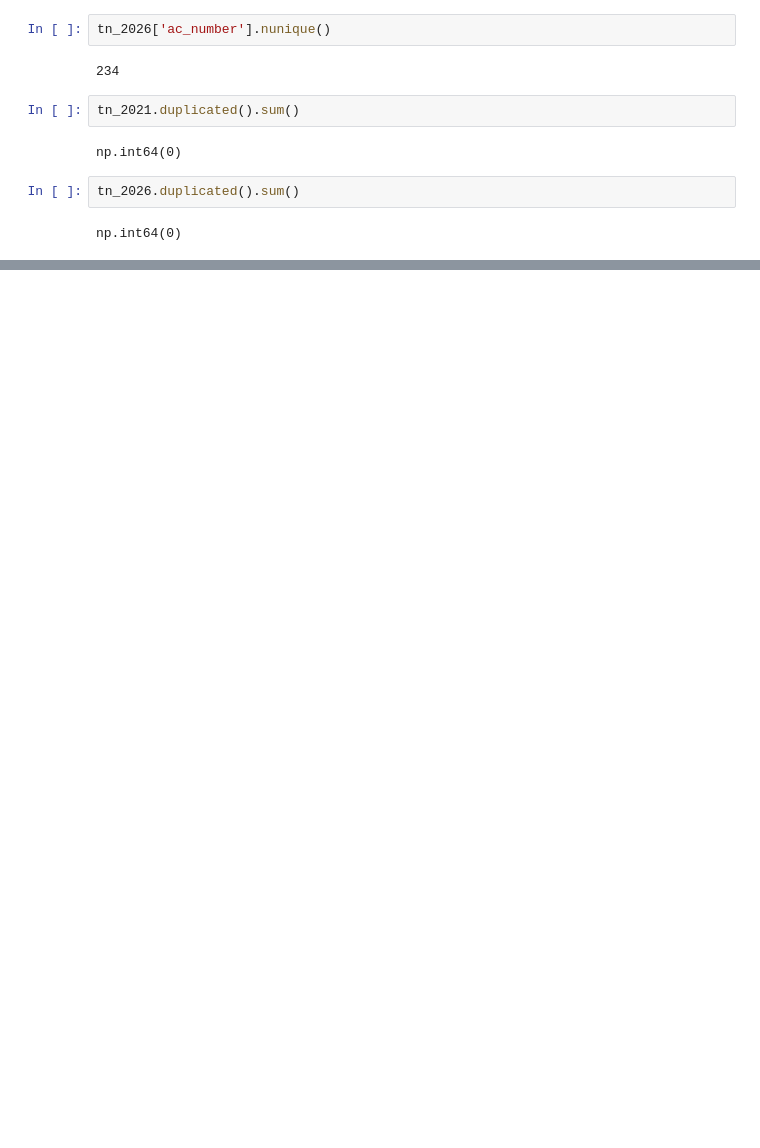
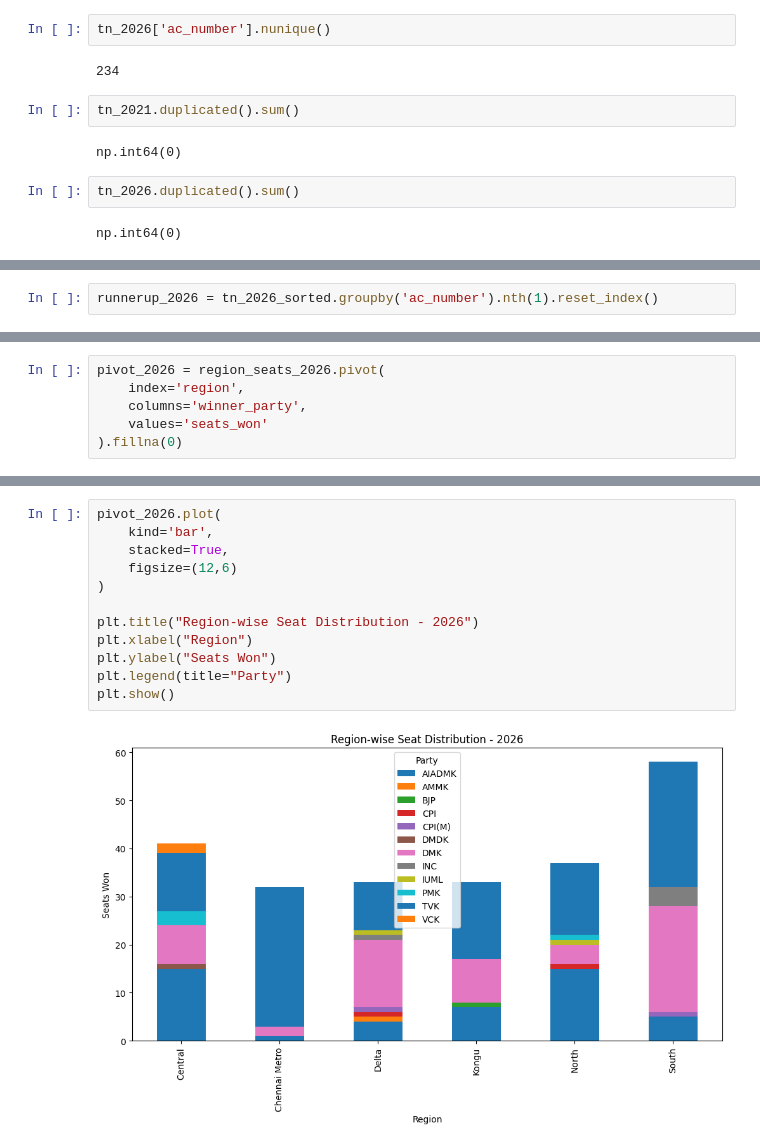
Before and after one commit to trijesh61/Decoding-TN-2026-elections-, a Jupyter notebook: TN_Analysis.ipynb, the cells around one changed output, grey strips where cells are left out. Drawn from its saved outputs; the diff is of its cells as text; blank space fills up the shorter version.

```diff
--- a/TN_Analysis.ipynb
+++ b/TN_Analysis.ipynb
@@ -217,0 +292,2 @@ np.int64(0)
+# %%
+runnerup_2026 = tn_2026_sorted.groupby('ac_number').nth(1).reset_index()
@@ -217,0 +484,6 @@ np.int64(0)
+# %%
+pivot_2026 = region_seats_2026.pivot(
+    index='region',
+    columns='winner_party',
+    values='seats_won'
+).fillna(0)
@@ -217,0 +534,14 @@ np.int64(0)
+# %%
+pivot_2026.plot(
+    kind='bar',
+    stacked=True,
+    figsize=(12,6)
+)
+
+plt.title("Region-wise Seat Distribution - 2026")
+plt.xlabel("Region")
+plt.ylabel("Seats Won")
+plt.legend(title="Party")
+plt.show()
+# %% [output]
+[figure, added]
```
Also changed, not shown: parts of 74 cells of this notebook.
